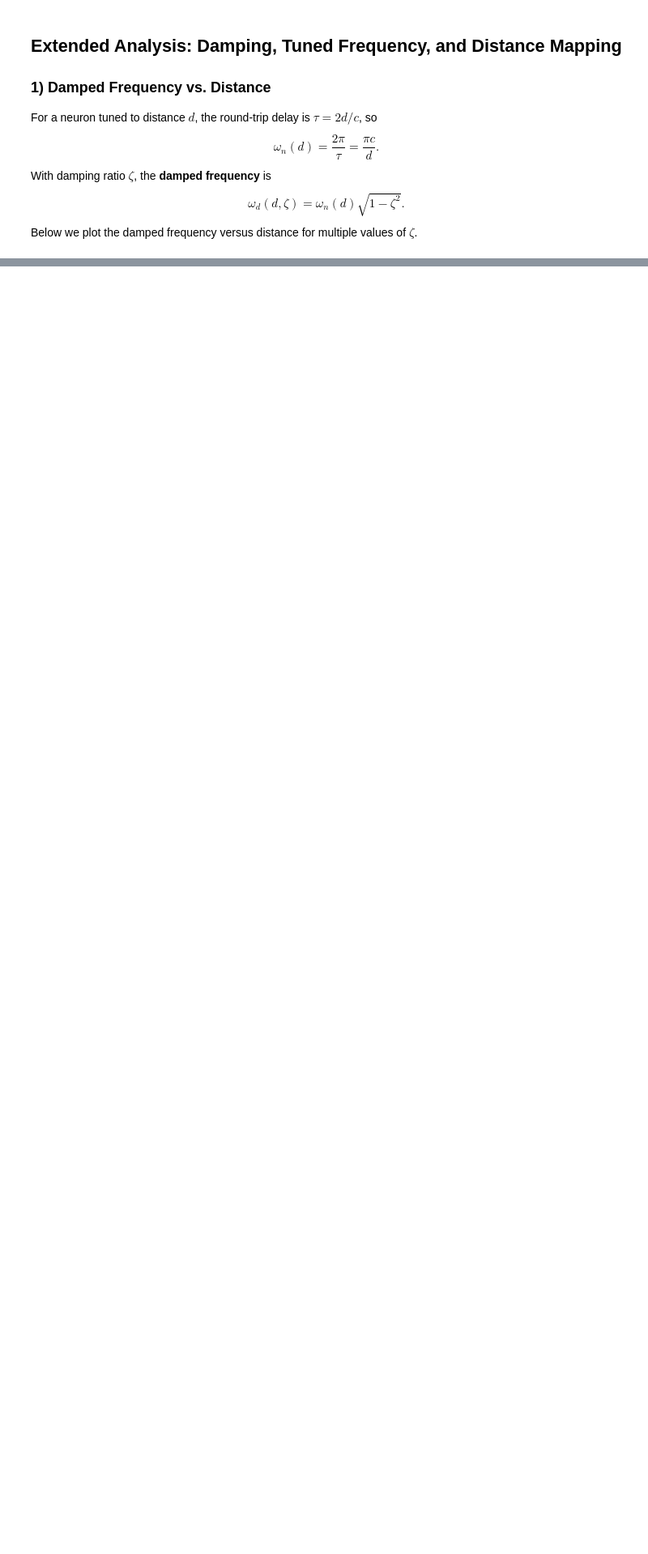
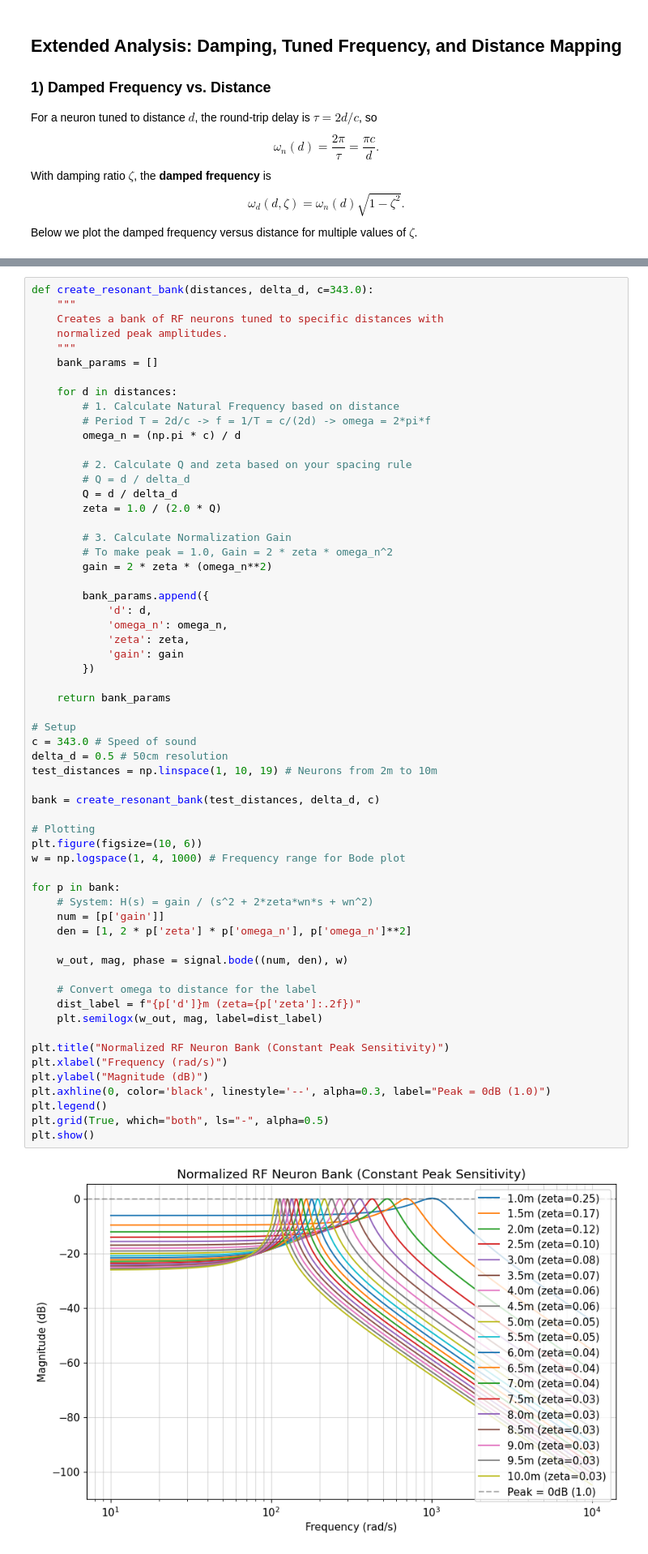
Before and after one commit to jackhenry02/Radar_SNN_2, a Jupyter notebook: theory/rf_control_theory.ipynb, the cells around one changed output, grey strips where cells are left out. Shown at 81% size. Cells and saved outputs as stored; diff of their text form; blank space fills up the shorter version.

Commit message:
Logarithmic distances

```diff
--- a/theory/rf_control_theory.ipynb
+++ b/theory/rf_control_theory.ipynb
@@ -405,0 +457,62 @@ $$
+# %%
+def create_resonant_bank(distances, delta_d, c=343.0):
+    """
+    Creates a bank of RF neurons tuned to specific distances with
+    normalized peak amplitudes.
+    """
+    bank_params = []
+
+    for d in distances:
+        # 1. Calculate Natural Frequency based on distance
+        # Period T = 2d/c -> f = 1/T = c/(2d) -> omega = 2*pi*f
+        omega_n = (np.pi * c) / d
+
+        # 2. Calculate Q and zeta based on your spacing rule
+        # Q = d / delta_d
+        Q = d / delta_d
+        zeta = 1.0 / (2.0 * Q)
+
+        # 3. Calculate Normalization Gain
+        # To make peak = 1.0, Gain = 2 * zeta * omega_n^2
+        gain = 2 * zeta * (omega_n**2)
+
+        bank_params.append({
+            'd': d,
+            'omega_n': omega_n,
+            'zeta': zeta,
+            'gain': gain
+        })
+
+    return bank_params
+
+# Setup
+c = 343.0 # Speed of sound
+delta_d = 0.5 # 50cm resolution
+test_distances = np.linspace(1, 10, 19) # Neurons from 2m to 10m
+
+bank = create_resonant_bank(test_distances, delta_d, c)
+
+# Plotting
+plt.figure(figsize=(10, 6))
+w = np.logspace(1, 4, 1000) # Frequency range for Bode plot
+
+for p in bank:
+    # System: H(s) = gain / (s^2 + 2*zeta*wn*s + wn^2)
+    num = [p['gain']]
+    den = [1, 2 * p['zeta'] * p['omega_n'], p['omega_n']**2]
+
+    w_out, mag, phase = signal.bode((num, den), w)
+
+    # Convert omega to distance for the label
+    dist_label = f"{p['d']}m (zeta={p['zeta']:.2f})"
+    plt.semilogx(w_out, mag, label=dist_label)
+
+plt.title("Normalized RF Neuron Bank (Constant Peak Sensitivity)")
+plt.xlabel("Frequency (rad/s)")
+plt.ylabel("Magnitude (dB)")
+plt.axhline(0, color='black', linestyle='--', alpha=0.3, label="Peak = 0dB (1.0)")
+plt.legend()
+plt.grid(True, which="both", ls="-", alpha=0.5)
+plt.show()
+# %% [output]
+[figure, added]
```
Also changed, not shown: parts of 13 cells of this notebook.
